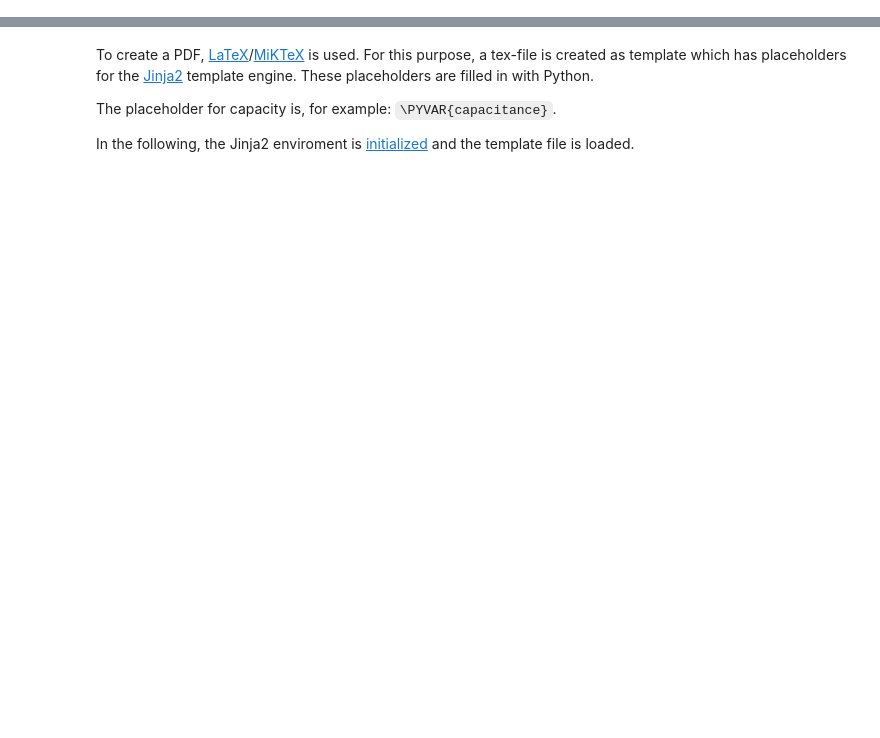
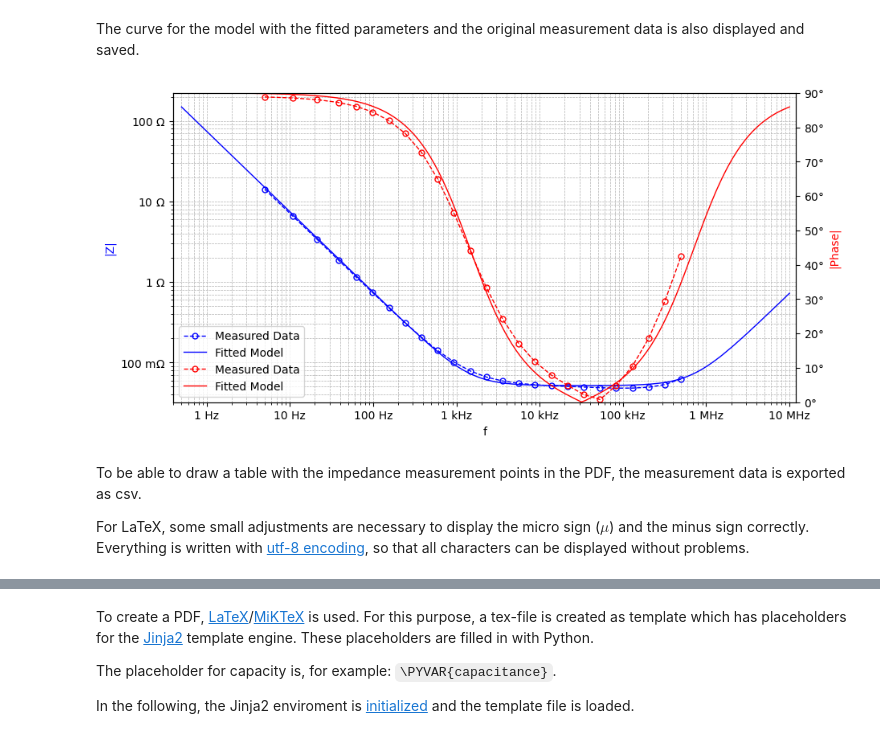
Before and after one commit to Zahner-elektrik/Thales-Remote-Python, a Jupyter notebook: Examples/EISCVLaTeX/EISCVLaTeX.ipynb, the cells around one changed output, grey strips where cells are left out. Saved outputs shown, nothing was run; the diff lists cells and outputs as text; code cells hidden in the pictures; blank space fills up the shorter version.

```diff
--- a/Examples/EISCVLaTeX/EISCVLaTeX.ipynb
+++ b/Examples/EISCVLaTeX/EISCVLaTeX.ipynb
@@ -222,0 +250,12 @@ First, the Python command line input function **input()** is used to request a n
+# %%
+fittingResult = fitting.fit(
+    impedanceCircuitModel,
+    EISmeasurementData,
+    fitParams=fitParams,
+    simulationParams=simulationParams,
+)
+
+capacitanceEIS = fittingResult.getFittedModel()["C0"]["C"].getValue()
+print(f"Capacitance EIS: {capacitanceFormatter.format_data(capacitanceEIS)}")
+
+print(fittingResult)
@@ -222,0 +280,22 @@ First, the Python command line input function **input()** is used to request a n
+# %% [markdown]
+The curve for the model with the fitted parameters and the original measurement data is also displayed and saved.
+# %%
+(fig2, (impedanceAxis2, phaseAxis2)) = EisFittingPlotter.plotBode(
+    fittingResult, EISmeasurementData
+)
+impedanceAxis2.legend(
+    impedanceAxis2.get_lines() + phaseAxis2.get_lines(),
+    2 * ["Measured Data", "Fitted Model"],
+    loc="lower left",  # with capacitors, there are never measurement data at this position
+)
+fig2.set_size_inches(10, 5)
+plt.show()
+
+fig2.savefig("EIS_fitted.pdf")
+# %% [output]
+[figure, added]
+# %% [markdown]
+To be able to draw a table with the impedance measurement points in the PDF, the measurement data is exported as csv.
+
+For LaTeX, some small adjustments are necessary to display the micro sign ($\mu$) and the minus sign correctly.
+Everything is written with [utf-8 encoding](https://en.wikipedia.org/wiki/UTF-8), so that all characters can be displayed without problems.
```
Also changed, not shown: parts of 42 cells of this notebook, 11 other files.
